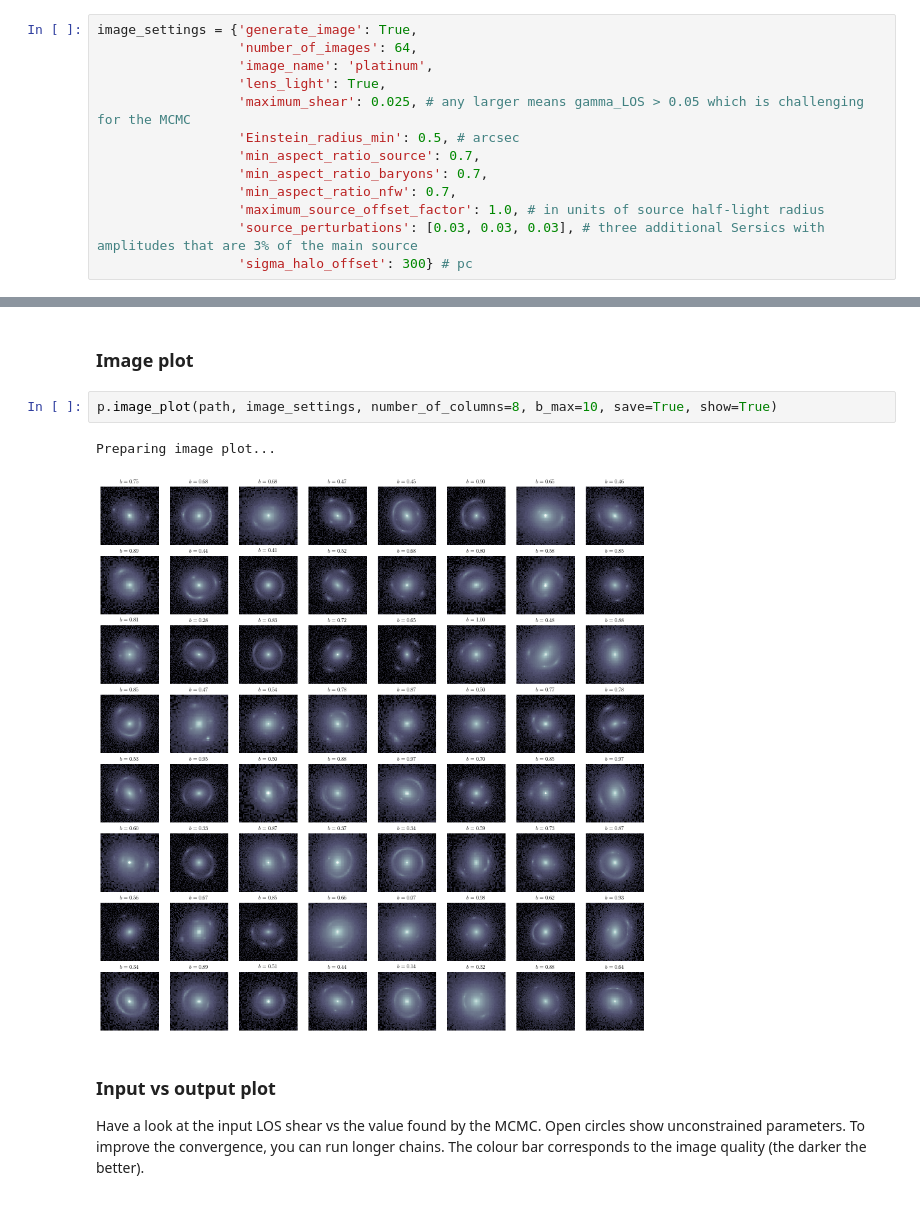
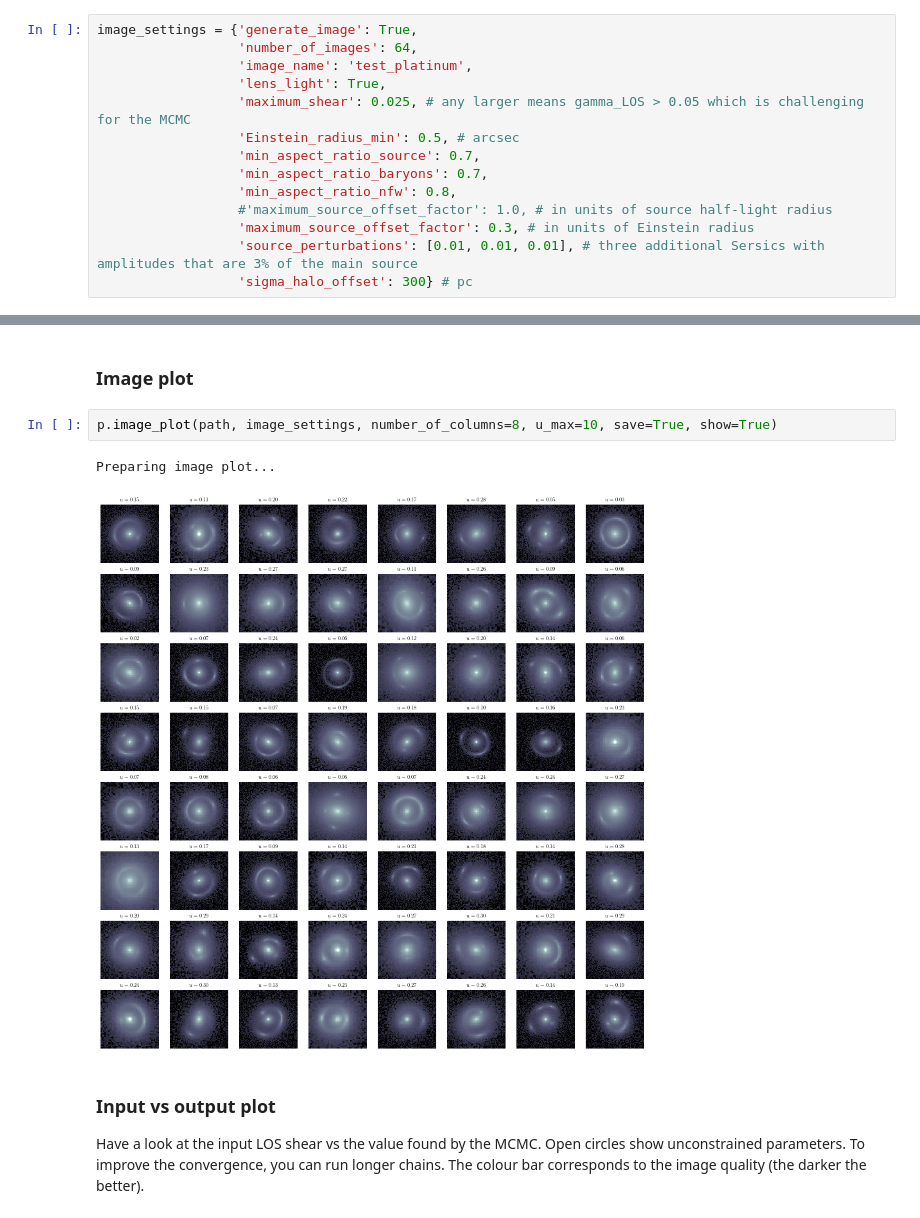
Before and after one commit to nataliehogg/analosis, a Jupyter notebook: analosis/notebooks/example_notebook.ipynb, the cells around one changed output, grey strips where cells are left out. Cells and saved outputs as stored; diff of their text form.

```diff
--- a/analosis/notebooks/example_notebook.ipynb
+++ b/analosis/notebooks/example_notebook.ipynb
@@ -36,15 +36,16 @@ We now impose the settings used to generate the images.
 # %%
 image_settings = {'generate_image': True,
                   'number_of_images': 64,
-                  'image_name': 'platinum',
+                  'image_name': 'test_platinum',
                   'lens_light': True,
                   'maximum_shear': 0.025, # any larger means gamma_LOS > 0.05 which is challenging for the MCMC
                   'Einstein_radius_min': 0.5, # arcsec
                   'min_aspect_ratio_source': 0.7,
                   'min_aspect_ratio_baryons': 0.7,
-                  'min_aspect_ratio_nfw': 0.7,
-                  'maximum_source_offset_factor': 1.0, # in units of source half-light radius
-                  'source_perturbations': [0.03, 0.03, 0.03], # three additional Sersics with amplitudes that are 3% of the main source
+                  'min_aspect_ratio_nfw': 0.8,
+                  #'maximum_source_offset_factor': 1.0, # in units of source half-light radius
+                  'maximum_source_offset_factor': 0.3, # in units of Einstein radius
+                  'source_perturbations': [0.01, 0.01, 0.01], # three additional Sersics with amplitudes that are 3% of the main source
                   'sigma_halo_offset': 300} # pc
 # %% [markdown]
 ### MCMC settings
@@ -89,10 +90,10 @@ p = Plots(cosmology, path)
 # %% [markdown]
 ### Image plot
 # %%
-p.image_plot(path, image_settings, number_of_columns=8, b_max=10, save=True, show=True)
+p.image_plot(path, image_settings, number_of_columns=8, u_max=10, save=True, show=True)
 # %% [output]
 Preparing image plot...
-[figure, old version]
+[figure, new version]
 # %% [markdown]
 ### Input vs output plot
 Have a look at the input LOS shear vs the value found by the MCMC. Open circles show unconstrained parameters. To improve the convergence, you can run longer chains. The colour bar corresponds to the image quality (the darker the better).
```
Also changed, not shown: parts of 1 cell of this notebook, 3 other files.
